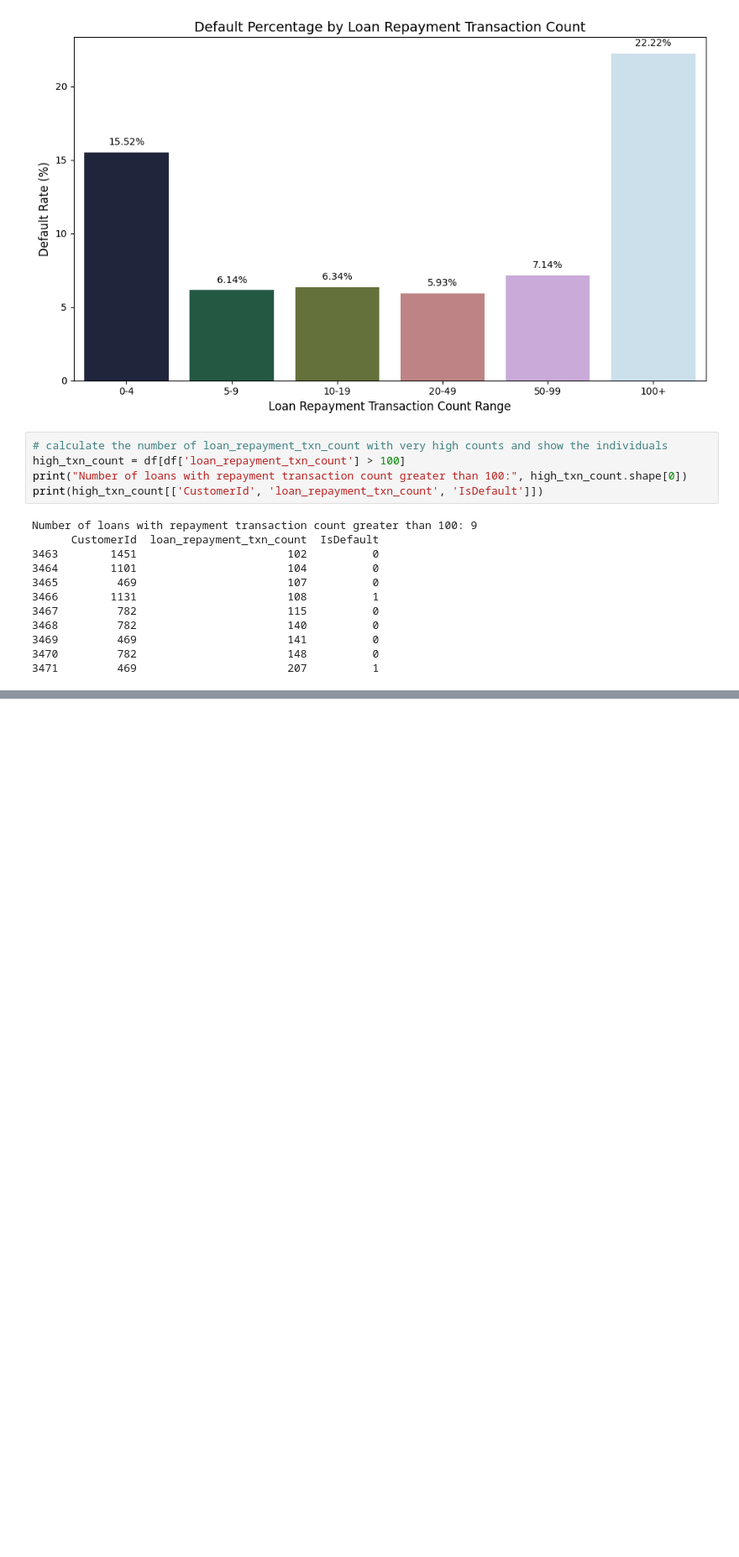
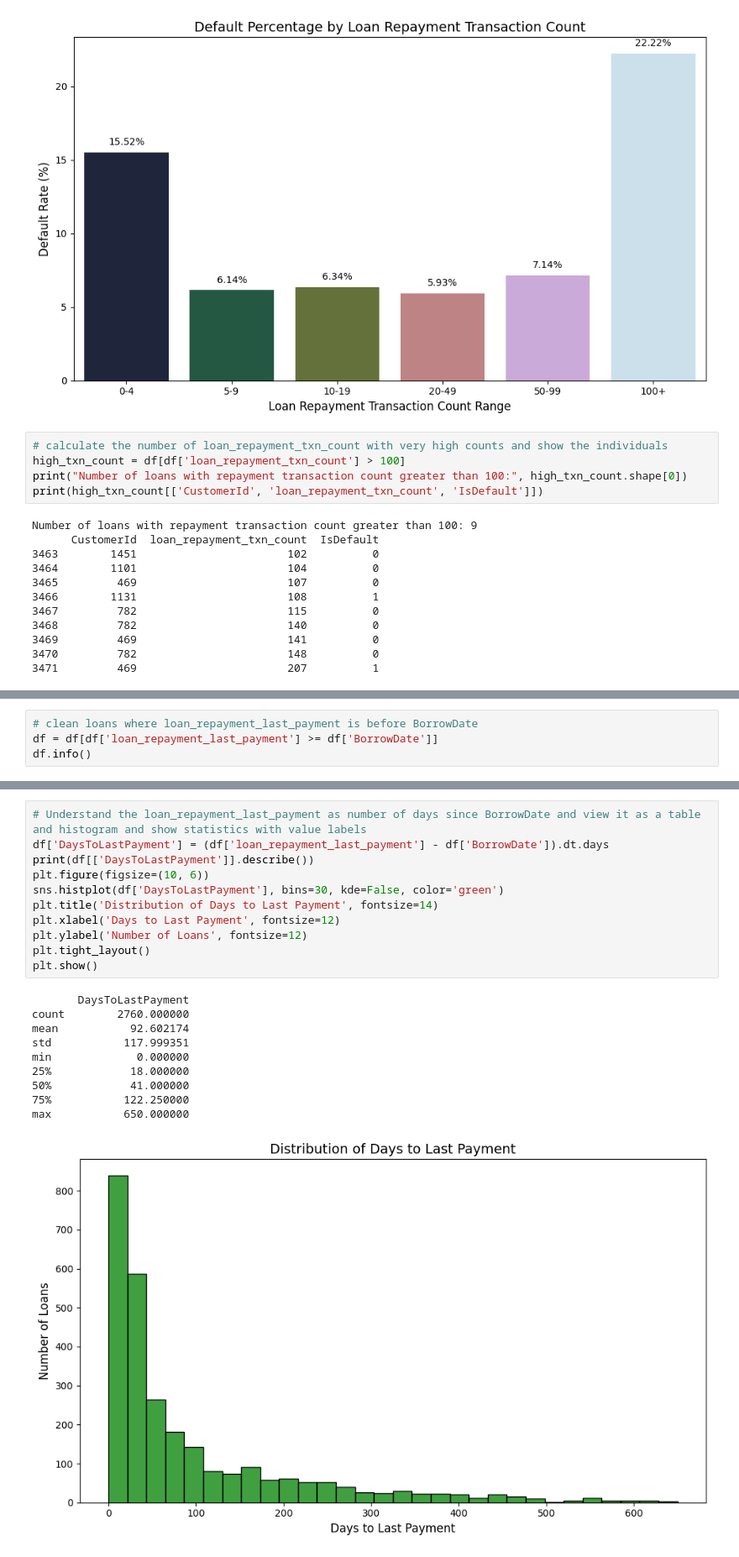
Before and after one commit to jmuhunyu/moniqo_project, a Jupyter notebook: James/project_eda.ipynb, the cells around one changed output, grey strips where cells are left out. Shown at 84% size. Cells and saved outputs as stored; diff of their text form; blank space fills up the shorter version.

```diff
--- a/James/project_eda.ipynb
+++ b/James/project_eda.ipynb
@@ -414,0 +398,4 @@ max           650.000000
+# %%
+# clean loans where loan_repayment_last_payment is before BorrowDate
+df = df[df['loan_repayment_last_payment'] >= df['BorrowDate']]
+df.info()
@@ -414,0 +420,22 @@ max           650.000000
+# %%
+# Understand the loan_repayment_last_payment as number of days since BorrowDate and view it as a table and histogram and show statistics with value labels
+df['DaysToLastPayment'] = (df['loan_repayment_last_payment'] - df['BorrowDate']).dt.days
+print(df[['DaysToLastPayment']].describe())
+plt.figure(figsize=(10, 6))
+sns.histplot(df['DaysToLastPayment'], bins=30, kde=False, color='green')
+plt.title('Distribution of Days to Last Payment', fontsize=14)
+plt.xlabel('Days to Last Payment', fontsize=12)
+plt.ylabel('Number of Loans', fontsize=12)
+plt.tight_layout()
+plt.show()
+# %% [output]
+       DaysToLastPayment
+count        2760.000000
+mean           92.602174
+std           117.999351
+min             0.000000
+25%            18.000000
+50%            41.000000
+75%           122.250000
+max           650.000000
+[figure, added]
```
Also changed, not shown: parts of 3 cells of this notebook.
